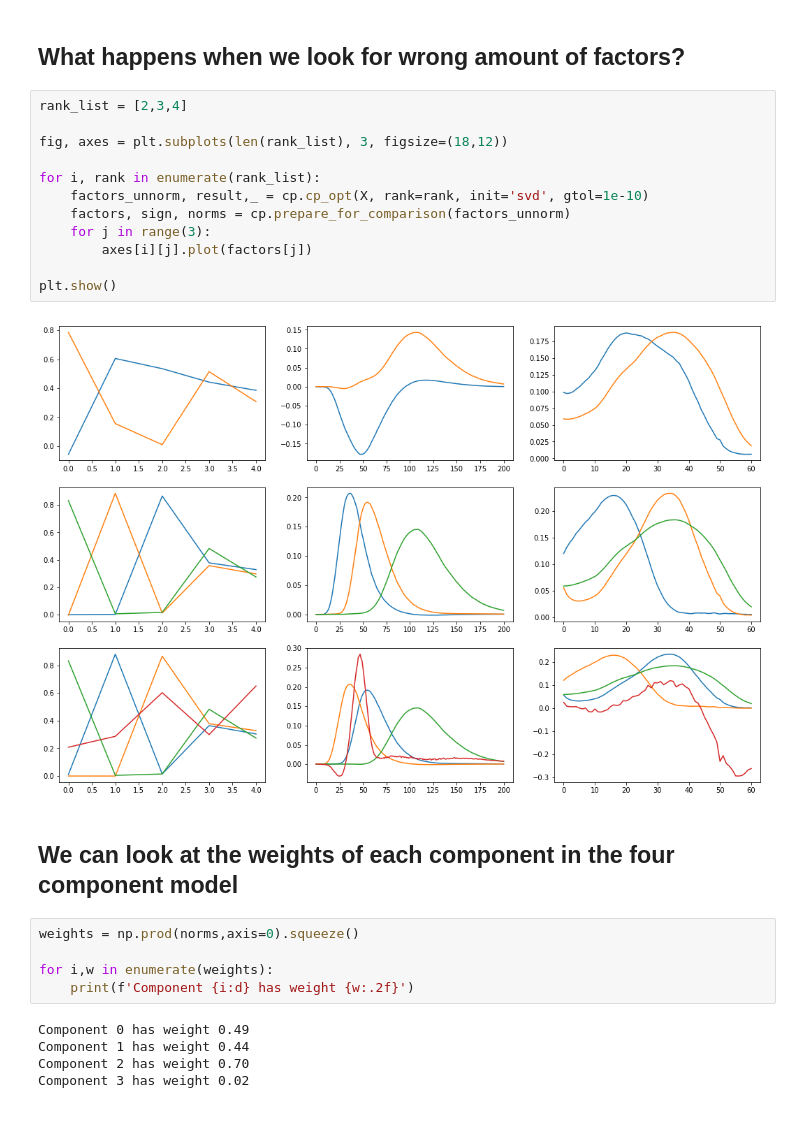
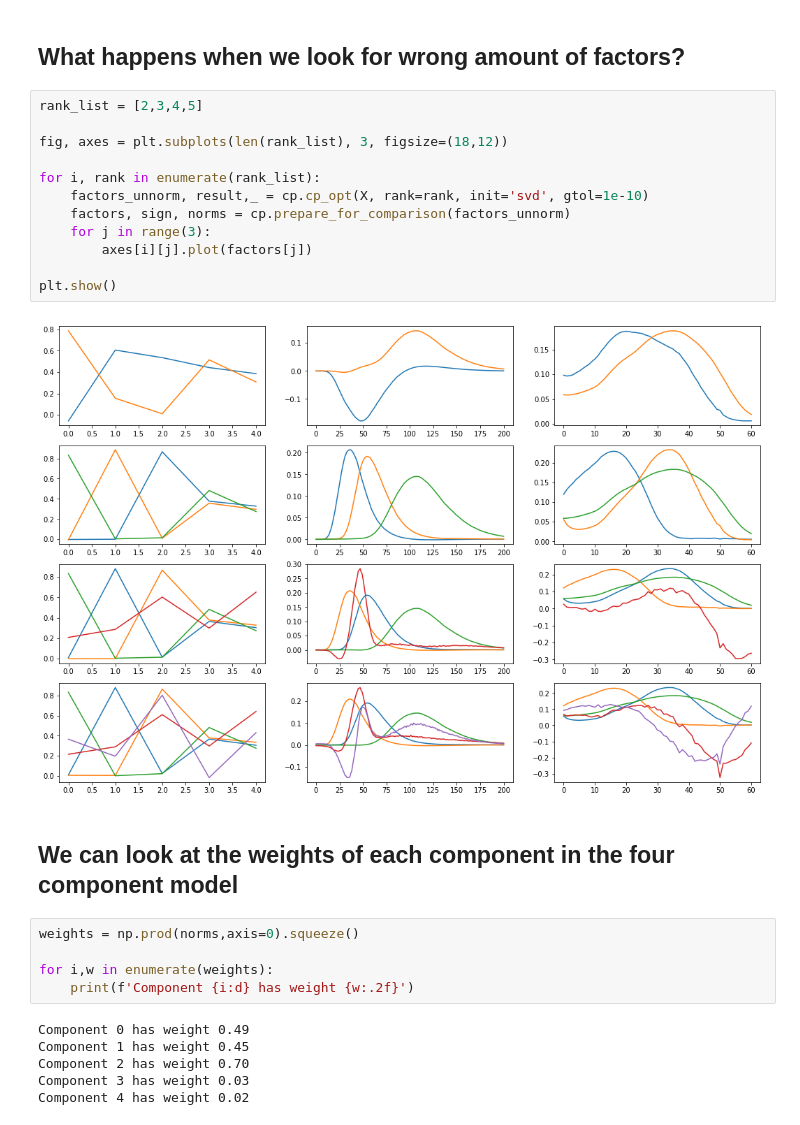
Before and after one commit to MarieRoald/TensorKit, a Jupyter notebook: cp_opt demo.ipynb, the cells around one changed output. Saved outputs shown, nothing was run; the diff lists cells and outputs as text.

```diff
--- a/cp_opt demo.ipynb
+++ b/cp_opt demo.ipynb
@@ -106,19 +106,19 @@ plt.show()
 # %% [markdown]
 ## What happens when we look for wrong amount of  factors?
 # %%
-rank_list = [2,3,4]
+rank_list = [2,3,4,5]
 
 fig, axes = plt.subplots(len(rank_list), 3, figsize=(18,12))
 
 for i, rank in enumerate(rank_list):
     factors_unnorm, result,_ = cp.cp_opt(X, rank=rank, init='svd', gtol=1e-10)
     factors, sign, norms = cp.prepare_for_comparison(factors_unnorm)
     for j in range(3):
         axes[i][j].plot(factors[j])
 
 plt.show()
 # %% [output]
-[figure, old version]
+[figure, new version]
 # %% [markdown]
 ## We can look at the weights of each component in the four component model
 # %%
@@ -128,6 +128,7 @@ for i,w in enumerate(weights):
     print(f'Component {i:d} has weight {w:.2f}')
 # %% [output]
 Component 0 has weight 0.49
-Component 1 has weight 0.44
+Component 1 has weight 0.45
 Component 2 has weight 0.70
-Component 3 has weight 0.02
+Component 3 has weight 0.03
+Component 4 has weight 0.02
```
